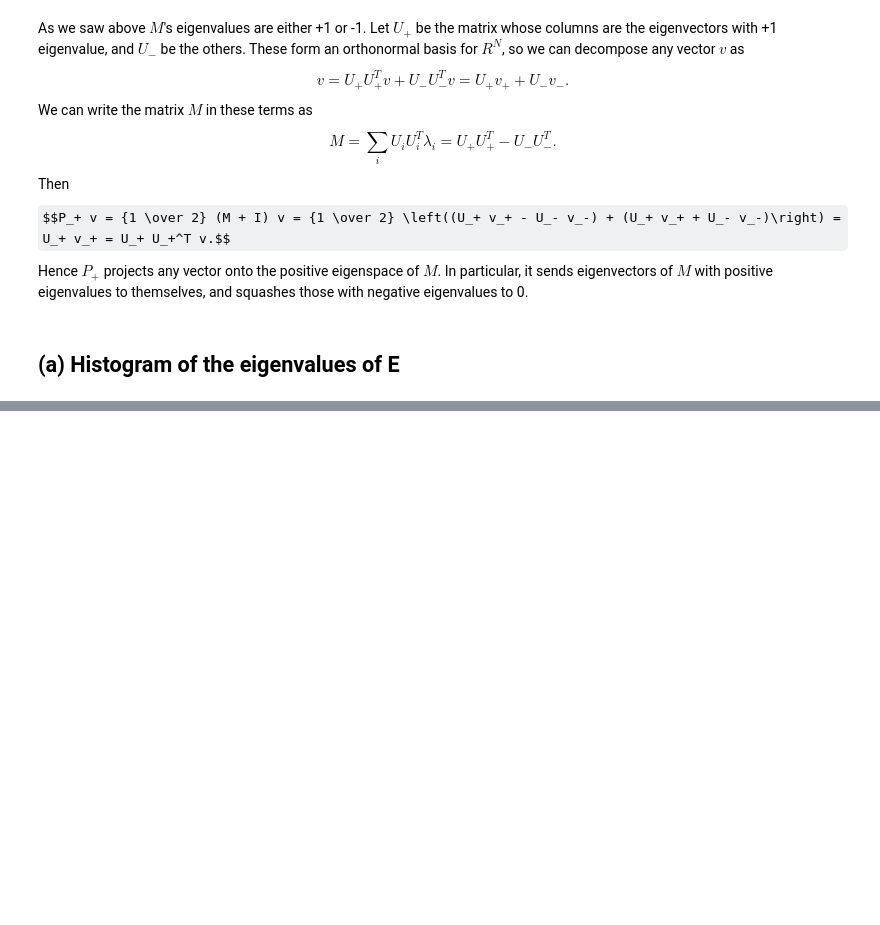
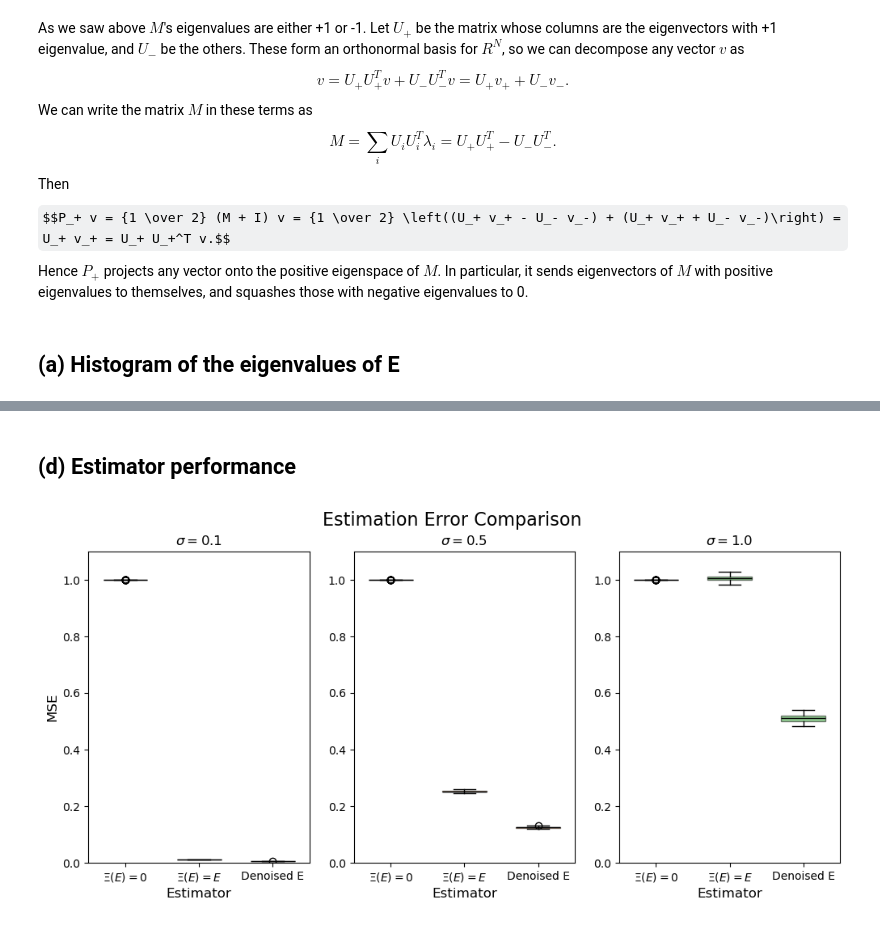
Before and after one commit to stootoon/first-course-rmt, a Jupyter notebook: Ex1_2_4.ipynb, the cells around one changed output, grey strips where cells are left out. Cells and saved outputs as stored; diff of their text form; code cells hidden in the pictures; some formulas as TeX source; blank space fills up the shorter version.

```diff
--- a/Ex1_2_4.ipynb
+++ b/Ex1_2_4.ipynb
@@ -62,0 +103,17 @@ From the above this seems to occur as $\sigma$ gets close to 1.
+# %% [markdown]
+## (d) Estimator performance
+# %%
+fig, ax = plt.subplots(1, n_sd, figsize=(4*n_sd, 5))
+for i, (d, sd) in enumerate(zip(data, sd_vals)):
+    ax[i].boxplot([d.err0, d.err1, d.err2], positions=[0,1,2], widths=0.6, patch_artist=True,
+                  boxprops=dict(facecolor=f"C{i}", alpha=0.5),
+                  medianprops=dict(color='black'))
+    ax[i].set_xticks([0,1,2])
+    ax[i].set_xticklabels(['$\\Xi(E)=0$', '$\\Xi(E)=E$', 'Denoised E'])
+    i == 0 and ax[i].set_ylabel(f"MSE", fontsize=12)
+    ax[i].set_title(f"$\\sigma = {sd}$", fontsize=12)
+    ax[i].set_ylim(0, 1.1)
+    ax[i].set_xlabel("Estimator", fontsize=12)
+fig.suptitle("Estimation Error Comparison", fontsize=16);
+# %% [output]
+[figure, added]
```
Also changed, not shown: parts of 8 cells of this notebook.
